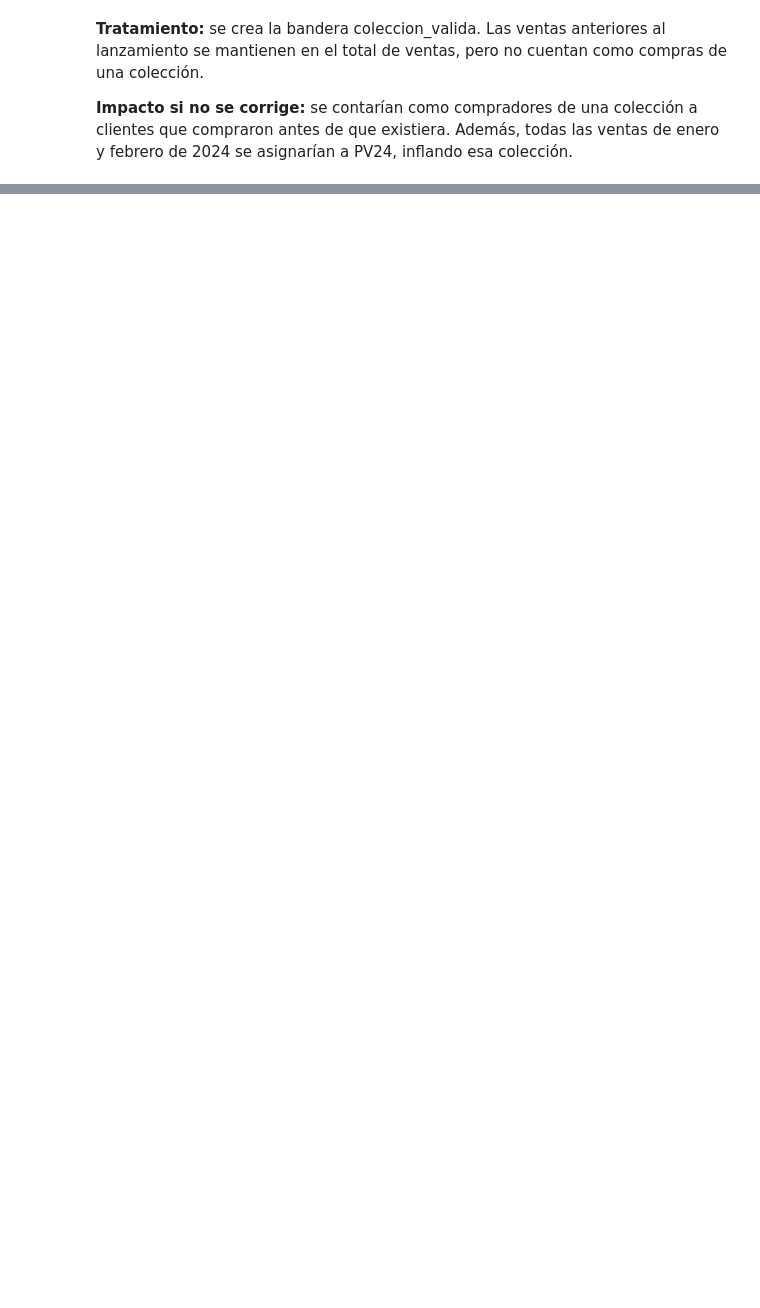
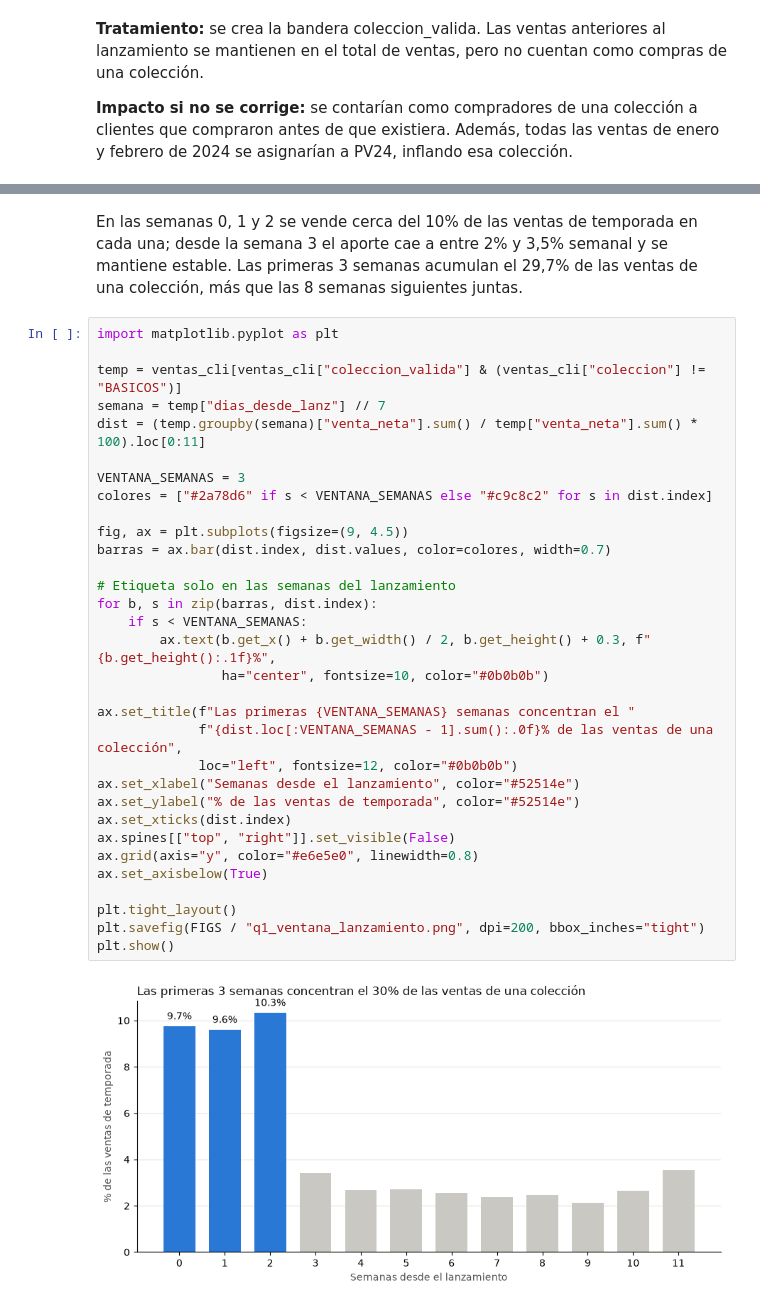
Before and after one commit to Edmh1/retail-customer-analytics, a Jupyter notebook: notebooks/02_analisis.ipynb, the cells around one changed output, grey strips where cells are left out. Saved outputs shown, nothing was run; the diff lists cells and outputs as text; blank space fills up the shorter version.

Commit message:
feat: justificar ventana de lanzamiento de 21 días con la distribución semanal de ventas

```diff
--- a/notebooks/02_analisis.ipynb
+++ b/notebooks/02_analisis.ipynb
@@ -127,0 +160,36 @@ print("Líneas con colección válida:", ventas["coleccion_valida"].sum(), "de",
+# %% [markdown]
+En las semanas 0, 1 y 2 se vende cerca del 10% de las ventas de temporada en cada una; desde la semana 3 el aporte cae a entre 2% y 3,5% semanal y se mantiene estable. Las primeras 3 semanas acumulan el 29,7% de las ventas de una colección, más que las 8 semanas siguientes juntas.
+# %%
+import matplotlib.pyplot as plt
+
+temp = ventas_cli[ventas_cli["coleccion_valida"] & (ventas_cli["coleccion"] != "BASICOS")]
+semana = temp["dias_desde_lanz"] // 7
+dist = (temp.groupby(semana)["venta_neta"].sum() / temp["venta_neta"].sum() * 100).loc[0:11]
+
+VENTANA_SEMANAS = 3
+colores = ["#2a78d6" if s < VENTANA_SEMANAS else "#c9c8c2" for s in dist.index]
+
+fig, ax = plt.subplots(figsize=(9, 4.5))
+barras = ax.bar(dist.index, dist.values, color=colores, width=0.7)
+
+# Etiqueta solo en las semanas del lanzamiento
+for b, s in zip(barras, dist.index):
+    if s < VENTANA_SEMANAS:
+        ax.text(b.get_x() + b.get_width() / 2, b.get_height() + 0.3, f"{b.get_height():.1f}%",
+                ha="center", fontsize=10, color="#0b0b0b")
+
+ax.set_title(f"Las primeras {VENTANA_SEMANAS} semanas concentran el "
+             f"{dist.loc[:VENTANA_SEMANAS - 1].sum():.0f}% de las ventas de una colección",
+             loc="left", fontsize=12, color="#0b0b0b")
+ax.set_xlabel("Semanas desde el lanzamiento", color="#52514e")
+ax.set_ylabel("% de las ventas de temporada", color="#52514e")
+ax.set_xticks(dist.index)
+ax.spines[["top", "right"]].set_visible(False)
+ax.grid(axis="y", color="#e6e5e0", linewidth=0.8)
+ax.set_axisbelow(True)
+
+plt.tight_layout()
+plt.savefig(FIGS / "q1_ventana_lanzamiento.png", dpi=200, bbox_inches="tight")
+plt.show()
+# %% [output]
+[figure, added]
```
Also changed, not shown: parts of 4 cells of this notebook, 1 other file.
